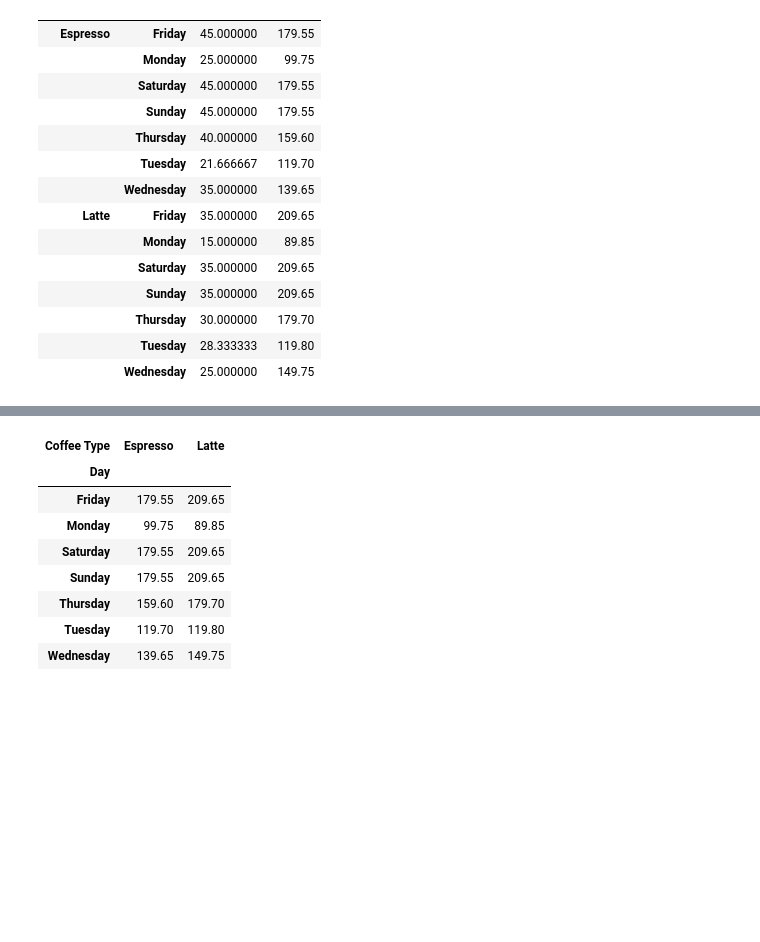
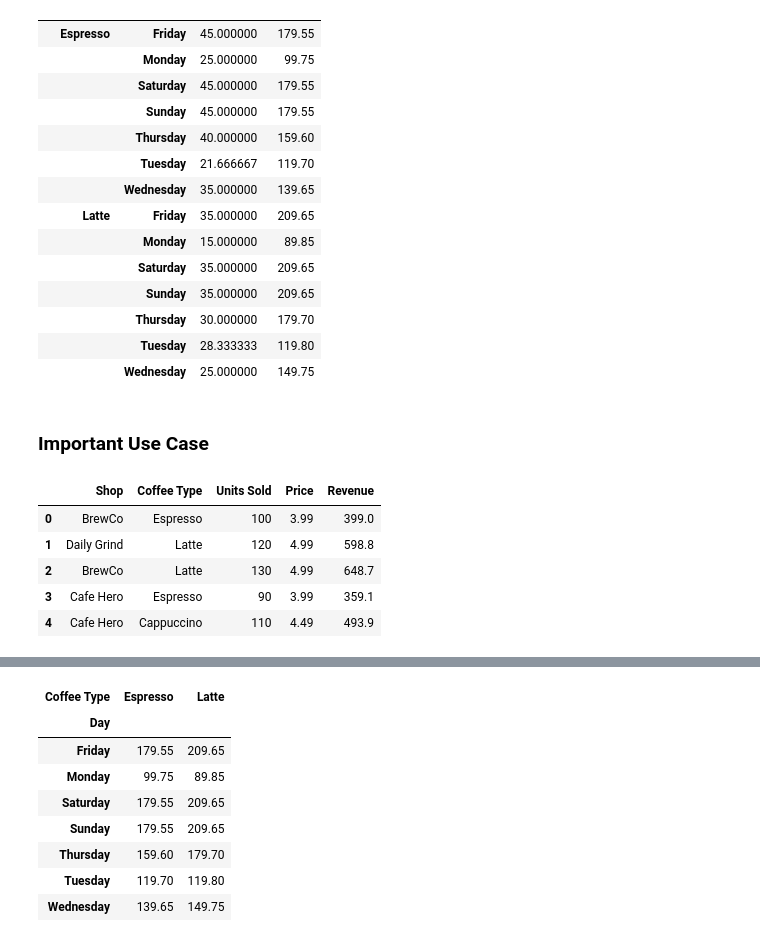
Before and after one commit to anmolzz-10/Pandas-tutorial, a Jupyter notebook: tutorial.ipynb, the cells around one changed output, grey strips where cells are left out. Saved outputs shown, nothing was run; the diff lists cells and outputs as text; code cells hidden in the pictures; blank space fills up the shorter version.

```diff
--- a/tutorial.ipynb
+++ b/tutorial.ipynb
@@ -1269,3 +1269,22 @@ coffee_new.groupby(['Coffee Type', 'Day']).agg({'Units Sold': 'sum', 'revenue':
 |  | Thursday | 30.000000 | 179.70 |
 |  | Tuesday | 28.333333 | 119.80 |
 |  | Wednesday | 25.000000 | 149.75 |
+# %% [markdown]
+### Important Use Case
+# %%
+coffee = pd.DataFrame({
+    'Shop': ['BrewCo', 'Daily Grind', 'BrewCo', 'Cafe Hero', 'Cafe Hero'],
+    'Coffee Type': ['Espresso', 'Latte', 'Latte', 'Espresso', 'Cappuccino'],
+    'Units Sold': [100, 120, 130, 90, 110],
+    'Price': [3.99, 4.99, 4.99, 3.99, 4.49]
+})
+
+coffee['Revenue'] = coffee['Units Sold'] * coffee['Price']
+coffee
+# %% [output]
+|  | Shop | Coffee Type | Units Sold | Price | Revenue |
+| 0 | BrewCo | Espresso | 100 | 3.99 | 399.0 |
+| 1 | Daily Grind | Latte | 120 | 4.99 | 598.8 |
+| 2 | BrewCo | Latte | 130 | 4.99 | 648.7 |
+| 3 | Cafe Hero | Espresso | 90 | 3.99 | 359.1 |
+| 4 | Cafe Hero | Cappuccino | 110 | 4.49 | 493.9 |
```
Also changed, not shown: parts of 26 cells of this notebook.
